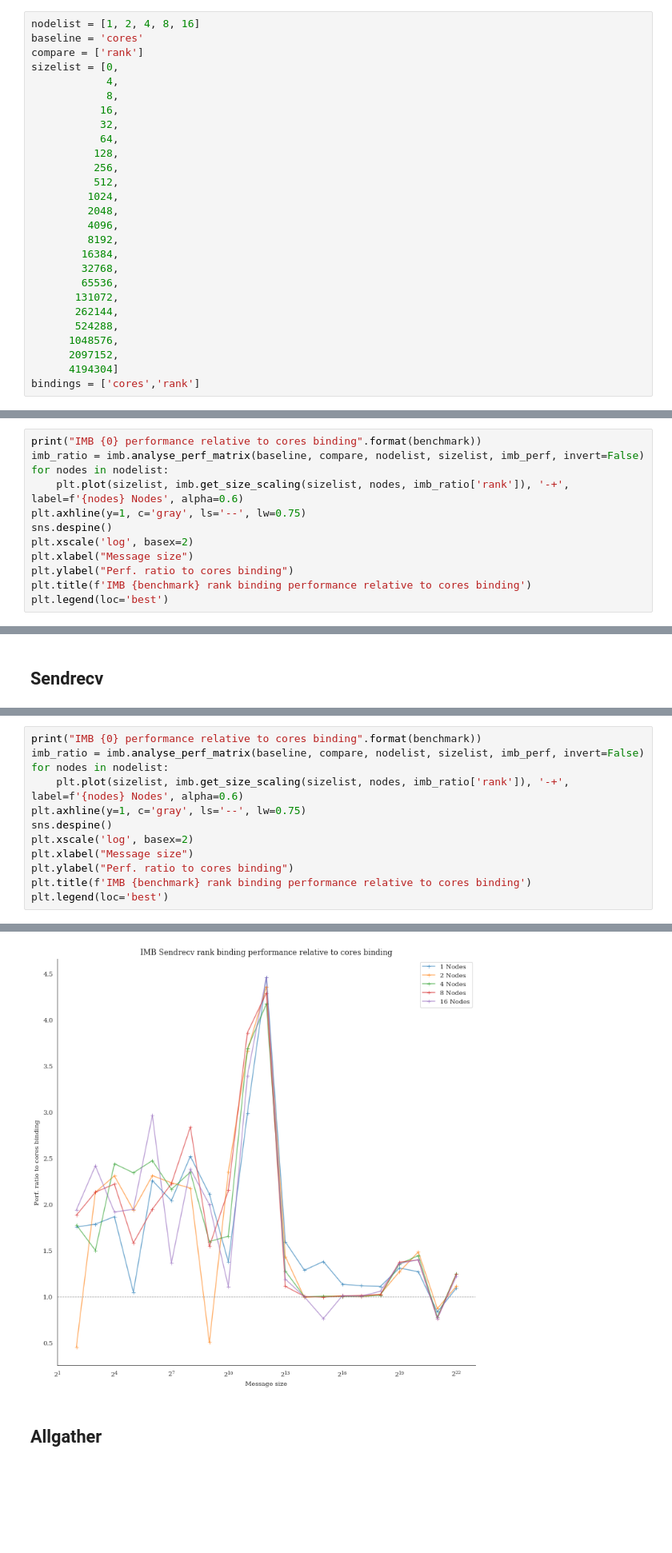
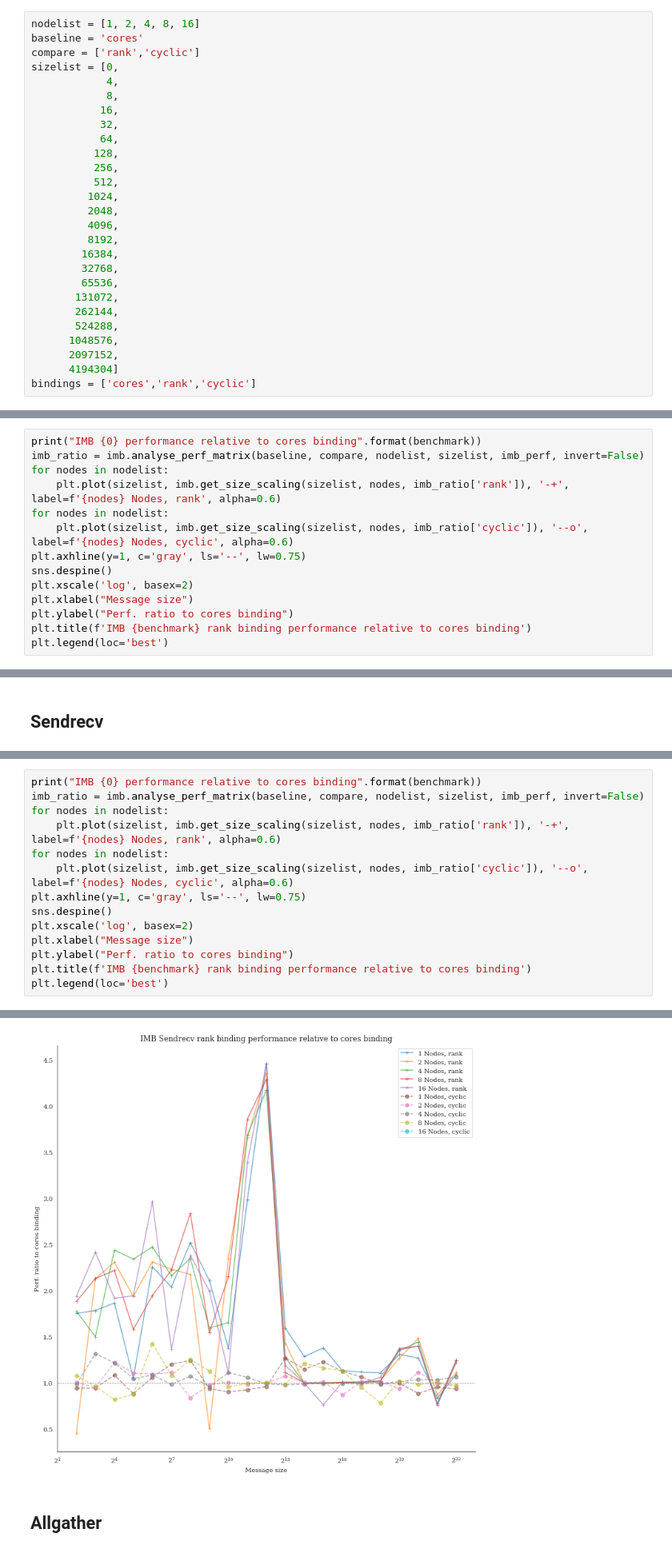
Before and after one commit to hpc-uk/archer-benchmarks, a Jupyter notebook: synth/IMB/analysis/ARCHER2_binding_comparison.ipynb, the cells around one changed output, grey strips where cells are left out. Shown at 80% size. Drawn from its saved outputs; the diff is of its cells as text; blank space fills up the shorter version.

```diff
--- a/synth/IMB/analysis/ARCHER2_binding_comparison.ipynb
+++ b/synth/IMB/analysis/ARCHER2_binding_comparison.ipynb
@@ -15,7 +15,7 @@ from synthanalysis import imb
 # %%
 nodelist = [1, 2, 4, 8, 16]
 baseline = 'cores'
-compare = ['rank']
+compare = ['rank','cyclic']
 sizelist = [0,
             4,
             8,
@@ -38,7 +38,7 @@ sizelist = [0,
       1048576,
       2097152,
       4194304]
-bindings = ['cores','rank']
+bindings = ['cores','rank','cyclic']
 # %% [markdown]
 ## Ping Pong
 # %%
@@ -57,7 +57,9 @@ for binding in bindings:
 print("IMB {0} performance relative to cores binding".format(benchmark))
 imb_ratio = imb.analyse_perf_matrix(baseline, compare, nodelist, sizelist, imb_perf, invert=False)
 for nodes in nodelist:
-    plt.plot(sizelist, imb.get_size_scaling(sizelist, nodes, imb_ratio['rank']), '-+', label=f'{nodes} Nodes', alpha=0.6)
+    plt.plot(sizelist, imb.get_size_scaling(sizelist, nodes, imb_ratio['rank']), '-+', label=f'{nodes} Nodes, rank', alpha=0.6)
+for nodes in nodelist:
+    plt.plot(sizelist, imb.get_size_scaling(sizelist, nodes, imb_ratio['cyclic']), '--o', label=f'{nodes} Nodes, cyclic', alpha=0.6)
 plt.axhline(y=1, c='gray', ls='--', lw=0.75)
 sns.despine()
 plt.xscale('log', basex=2)
@@ -103,7 +105,9 @@ for binding in bindings:
 print("IMB {0} performance relative to cores binding".format(benchmark))
 imb_ratio = imb.analyse_perf_matrix(baseline, compare, nodelist, sizelist, imb_perf, invert=False)
 for nodes in nodelist:
-    plt.plot(sizelist, imb.get_size_scaling(sizelist, nodes, imb_ratio['rank']), '-+', label=f'{nodes} Nodes', alpha=0.6)
+    plt.plot(sizelist, imb.get_size_scaling(sizelist, nodes, imb_ratio['rank']), '-+', label=f'{nodes} Nodes, rank', alpha=0.6)
+for nodes in nodelist:
+    plt.plot(sizelist, imb.get_size_scaling(sizelist, nodes, imb_ratio['cyclic']), '--o', label=f'{nodes} Nodes, cyclic', alpha=0.6)
 plt.axhline(y=1, c='gray', ls='--', lw=0.75)
 sns.despine()
 plt.xscale('log', basex=2)
@@ -132,5 +136,5 @@ rank
 <matplotlib.legend.Legend at 0x...>
-[figure, old version]
+[figure, new version]
 # %% [markdown]
 ## Allgather
 # %%
```
Also changed, not shown: parts of 7 cells of this notebook.
